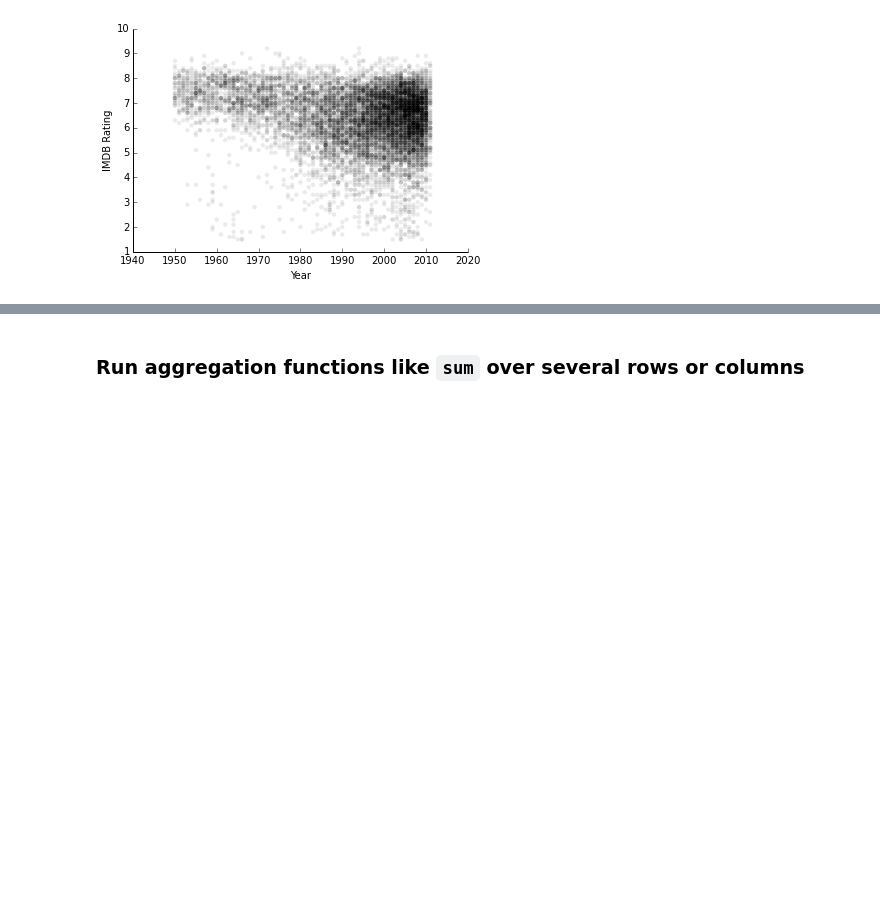
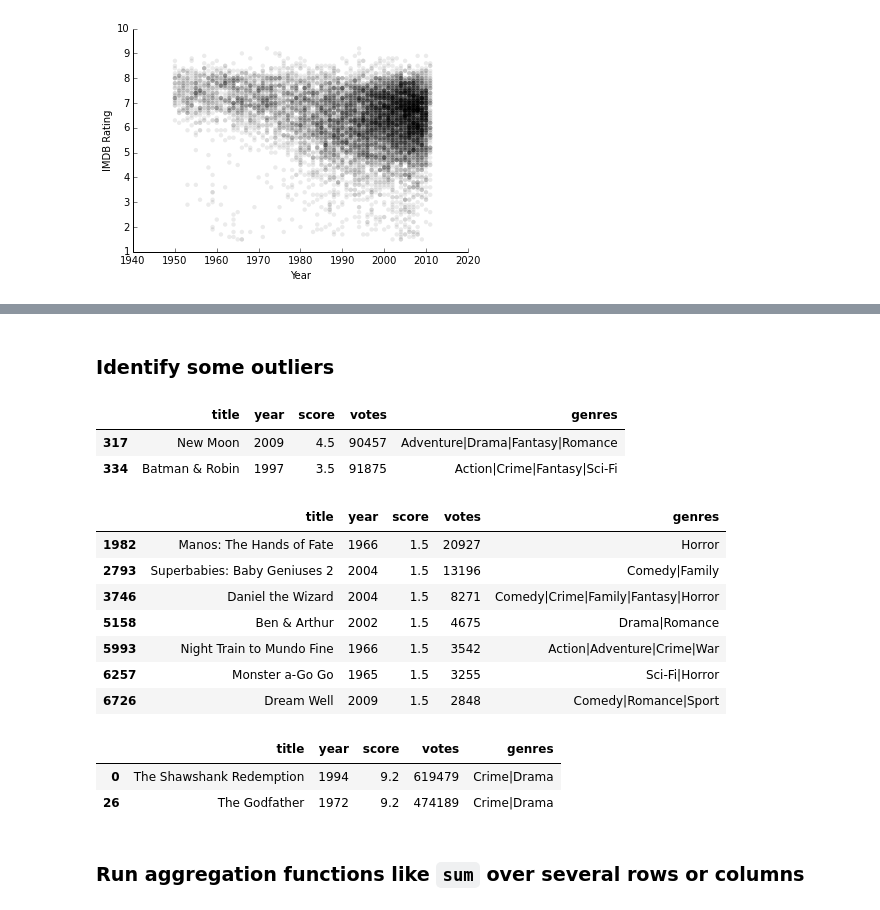
Before and after one commit to cs109/content, a Jupyter notebook: lec_04_wrangling.ipynb, the cells around one changed output, grey strips where cells are left out. Cells and saved outputs as stored; diff of their text form; code cells hidden in the pictures; blank space fills up the shorter version.

```diff
--- a/lec_04_wrangling.ipynb
+++ b/lec_04_wrangling.ipynb
@@ -255,3 +266,31 @@ remove_border()
+# %% [markdown]
+### Identify some outliers
+# %%
+# low-score movies with lots of votes
+data[(data.votes > 9e4) & (data.score < 5)][['title', 'year', 'score', 'votes', 'genres']]
+# %% [output]
+|  | title | year | score | votes | genres |
+| 317 | New Moon | 2009 | 4.5 | 90457 | Adventure|Drama|Fantasy|Romance |
+| 334 | Batman & Robin | 1997 | 3.5 | 91875 | Action|Crime|Fantasy|Sci-Fi |
+# %%
+# The lowest rated movies
+data[data.score == data.score.min()][['title', 'year', 'score', 'votes', 'genres']]
+# %% [output]
+|  | title | year | score | votes | genres |
+| 1982 | Manos: The Hands of Fate | 1966 | 1.5 | 20927 | Horror |
+| 2793 | Superbabies: Baby Geniuses 2 | 2004 | 1.5 | 13196 | Comedy|Family |
+| 3746 | Daniel the Wizard | 2004 | 1.5 | 8271 | Comedy|Crime|Family|Fantasy|Horror |
+| 5158 | Ben & Arthur | 2002 | 1.5 | 4675 | Drama|Romance |
+| 5993 | Night Train to Mundo Fine | 1966 | 1.5 | 3542 | Action|Adventure|Crime|War |
+| 6257 | Monster a-Go Go | 1965 | 1.5 | 3255 | Sci-Fi|Horror |
+| 6726 | Dream Well | 2009 | 1.5 | 2848 | Comedy|Romance|Sport |
+# %%
+# The highest rated movies
+data[data.score == data.score.max()][['title', 'year', 'score', 'votes', 'genres']]
+# %% [output]
+|  | title | year | score | votes | genres |
+| 0 | The Shawshank Redemption | 1994 | 9.2 | 619479 | Crime|Drama |
+| 26 | The Godfather | 1972 | 9.2 | 474189 | Crime|Drama |
 # %% [markdown]
 ### Run aggregation functions like `sum` over several rows or columns
 # %% [markdown]
```
Also changed, not shown: parts of 17 cells of this notebook, 1 other file.
